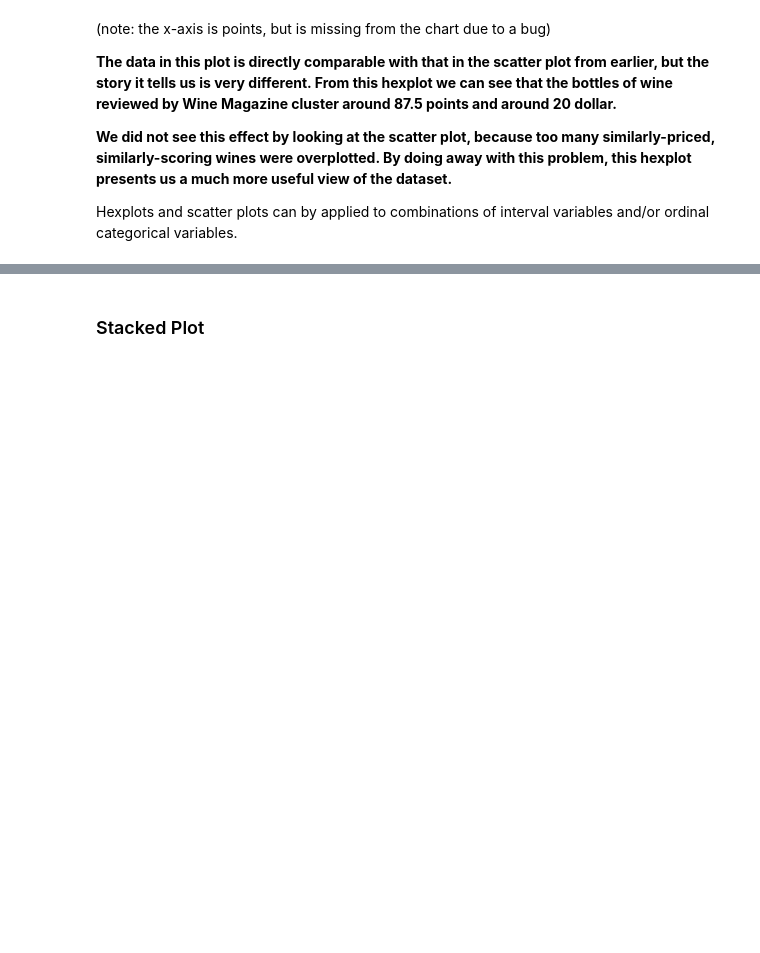
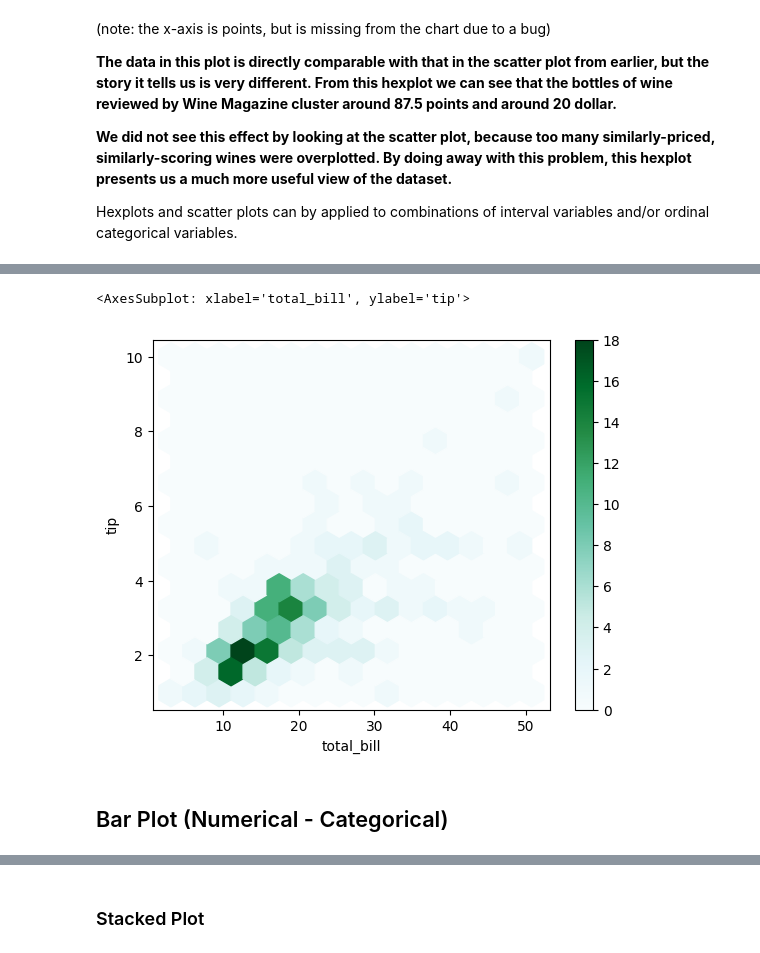
Before and after one commit to himanshu-1205/Statistics, a Jupyter notebook: Statistics/Bivariate data analysis.ipynb, the cells around one changed output, grey strips where cells are left out. Drawn from its saved outputs; the diff is of its cells as text; code cells hidden in the pictures; blank space fills up the shorter version.

```diff
--- a/Statistics/Bivariate data analysis.ipynb
+++ b/Statistics/Bivariate data analysis.ipynb
@@ -263,0 +279,7 @@ Hexplots and scatter plots can by applied to combinations of interval variables
+# %%
+tips.plot.hexbin(x='total_bill', y='tip', gridsize=15)
+# %% [output]
+<AxesSubplot: xlabel='total_bill', ylabel='tip'>
+[figure, added]
+# %% [markdown]
+## Bar Plot (Numerical - Categorical)
```
Also changed, not shown: parts of 32 cells of this notebook, 4 other files.
